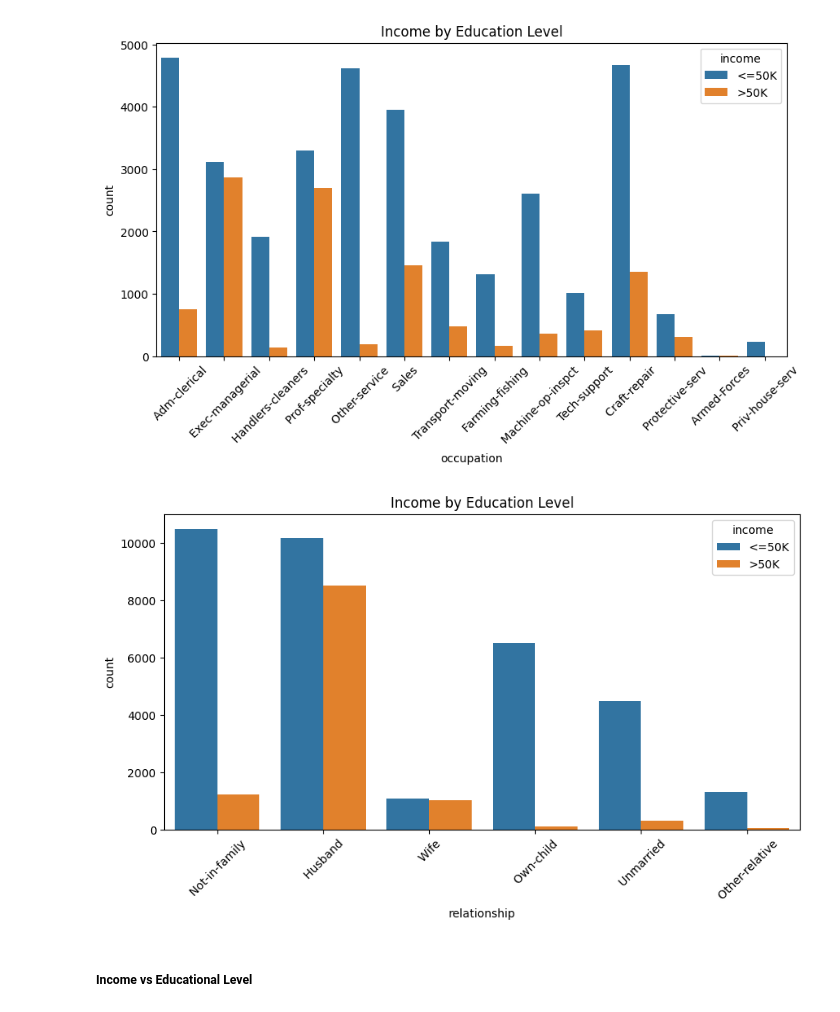
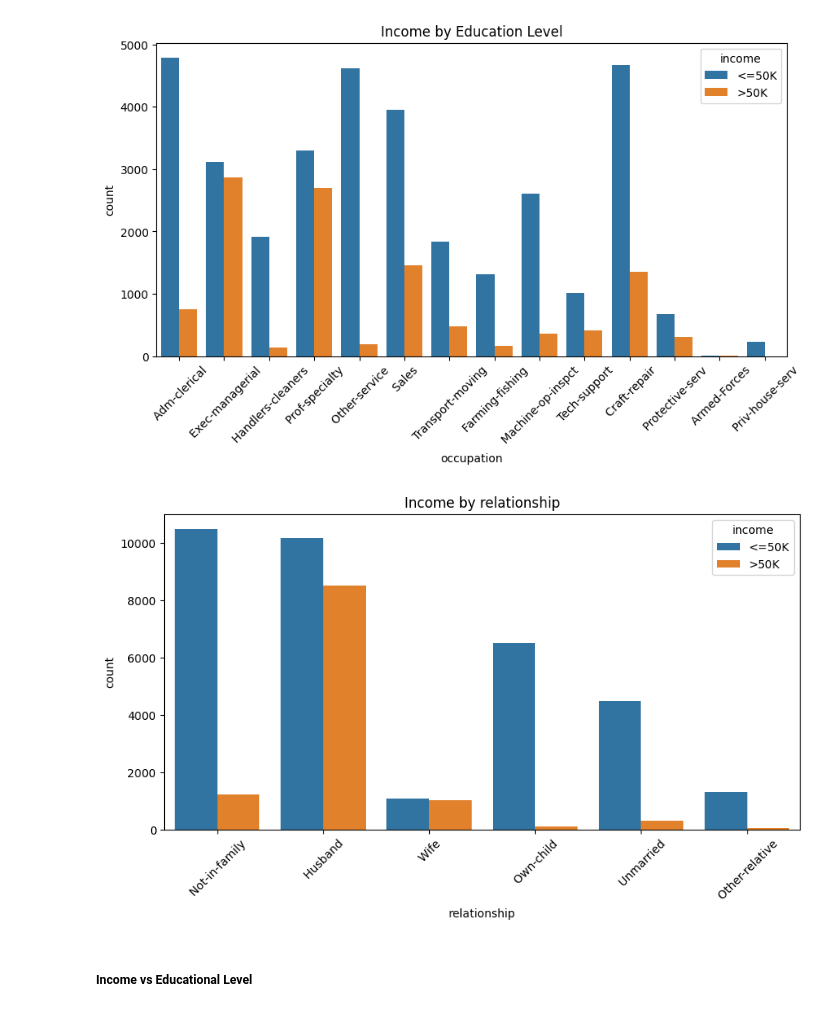
Before and after one commit to mohamedalaa-505/SupervisedML_project, a Jupyter notebook: Final_Project.ipynb, the cells around one changed output. Drawn from its saved outputs; the diff is of its cells as text; code cells hidden in the pictures.

```diff
--- a/Final_Project.ipynb
+++ b/Final_Project.ipynb
@@ -283,12 +283,12 @@ plt.show()
 # %%
 plt.figure(figsize=(10,5))
 sns.countplot(x="relationship", hue="income", data=df)
 plt.xticks(rotation=45)
-plt.title("Income by Education Level")
+plt.title("Income by relationship")
 
 plt.show()
 # %% [output]
-[figure, old version]
+[figure, new version]
 # %% [markdown]
 ##### **Income vs Educational Level**
 # %%
```
Also changed, not shown: parts of 12 cells of this notebook, 1 other file.
